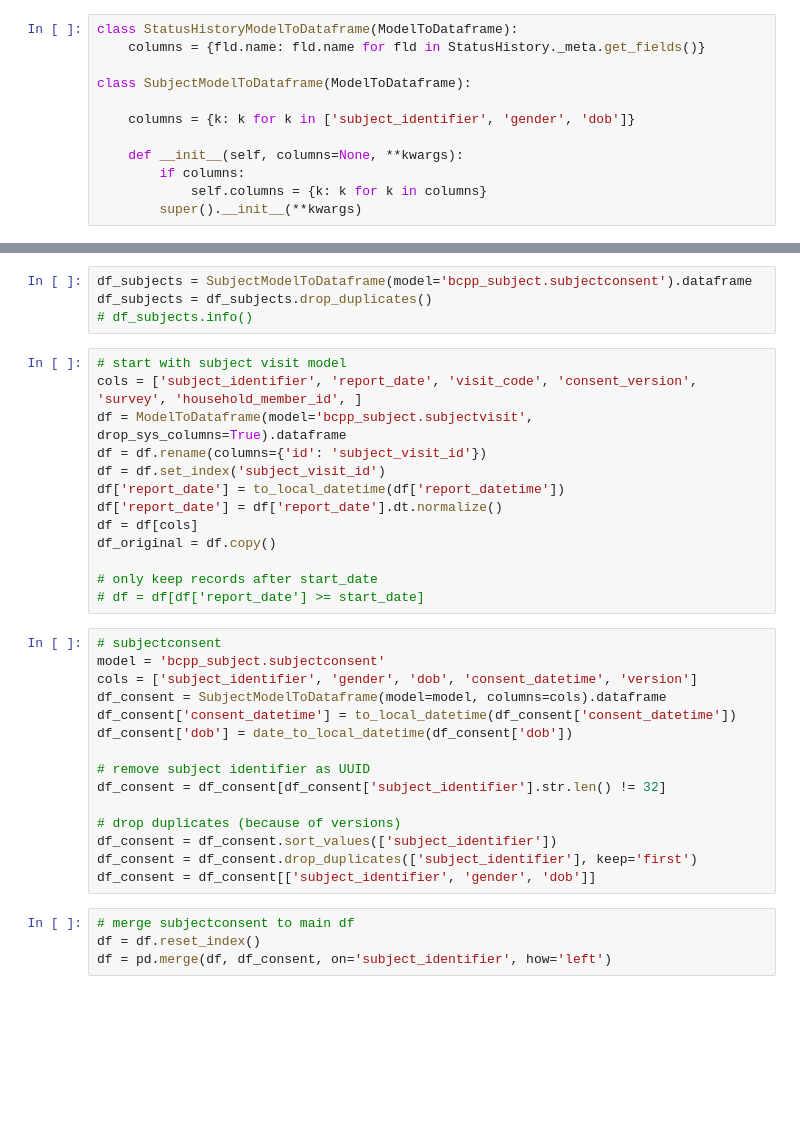
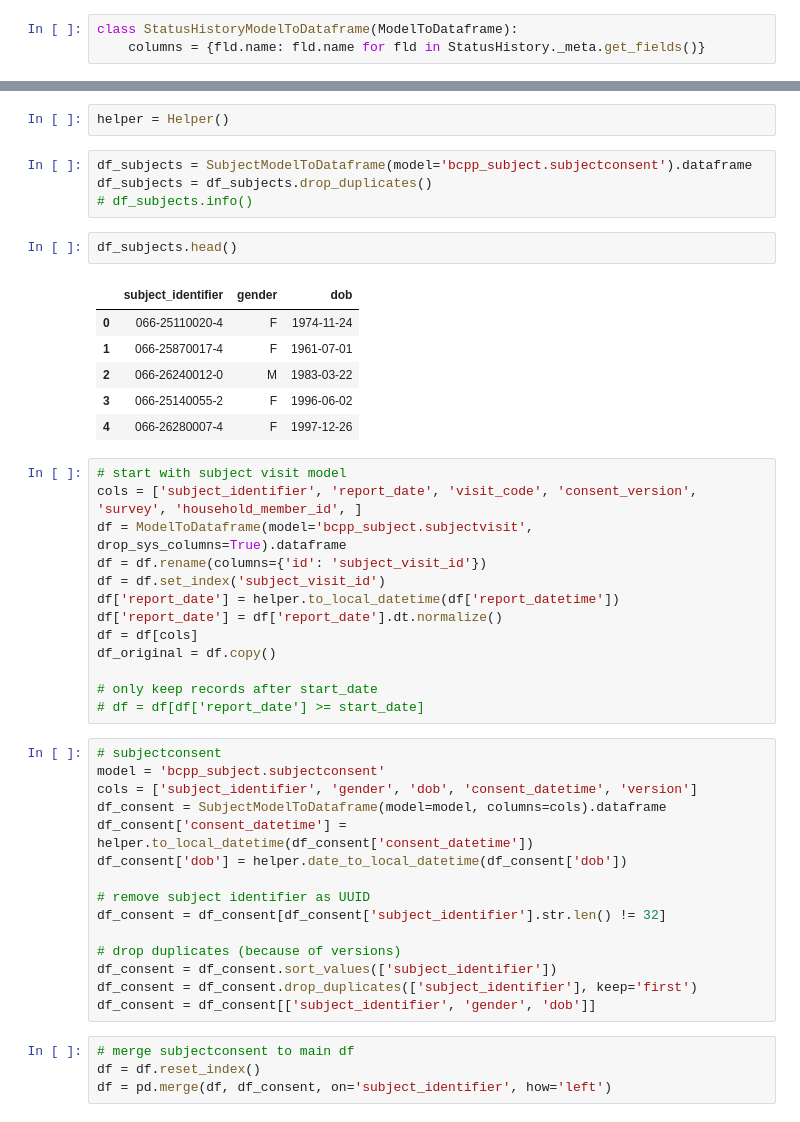
Before and after one commit to botswana-harvard/bcpp-notebooks, a Jupyter notebook: lab.ipynb, the cells around one changed output, grey strips where cells are left out. Saved outputs shown, nothing was run; the diff lists cells and outputs as text; blank space fills up the shorter version.

```diff
--- a/lab.ipynb
+++ b/lab.ipynb
@@ -42,12 +54,3 @@ start_date = datetime(2013, 10, 1)
 # %%
 class StatusHistoryModelToDataframe(ModelToDataframe):
     columns = {fld.name: fld.name for fld in StatusHistory._meta.get_fields()}
-
-class SubjectModelToDataframe(ModelToDataframe):
-
-    columns = {k: k for k in ['subject_identifier', 'gender', 'dob']}
-
-    def __init__(self, columns=None, **kwargs):
-        if columns:
-            self.columns = {k: k for k in columns}
-        super().__init__(**kwargs)
@@ -97,14 +57,25 @@ def get_yesno_etc(value):
+# %%
+helper = Helper()
 # %%
 df_subjects = SubjectModelToDataframe(model='bcpp_subject.subjectconsent').dataframe
 df_subjects = df_subjects.drop_duplicates()
 # df_subjects.info()
+# %%
+df_subjects.head()
+# %% [output]
+|  | subject_identifier | gender | dob |
+| 0 | 066-25110020-4 | F | 1974-11-24 |
+| 1 | 066-25870017-4 | F | 1961-07-01 |
+| 2 | 066-26240012-0 | M | 1983-03-22 |
+| 3 | 066-25140055-2 | F | 1996-06-02 |
+| 4 | 066-26280007-4 | F | 1997-12-26 |
 # %%
 # start with subject visit model
 cols = ['subject_identifier', 'report_date', 'visit_code', 'consent_version', 'survey', 'household_member_id', ]
 df = ModelToDataframe(model='bcpp_subject.subjectvisit', drop_sys_columns=True).dataframe
 df = df.rename(columns={'id': 'subject_visit_id'})
 df = df.set_index('subject_visit_id')
-df['report_date'] = to_local_datetime(df['report_datetime'])
+df['report_date'] = helper.to_local_datetime(df['report_datetime'])
 df['report_date'] = df['report_date'].dt.normalize()
 df = df[cols]
 df_original = df.copy()
@@ -116,8 +87,8 @@ df_original = df.copy()
 model = 'bcpp_subject.subjectconsent'
 cols = ['subject_identifier', 'gender', 'dob', 'consent_datetime', 'version']
 df_consent = SubjectModelToDataframe(model=model, columns=cols).dataframe
-df_consent['consent_datetime'] = to_local_datetime(df_consent['consent_datetime'])
-df_consent['dob'] = date_to_local_datetime(df_consent['dob'])
+df_consent['consent_datetime'] = helper.to_local_datetime(df_consent['consent_datetime'])
+df_consent['dob'] = helper.date_to_local_datetime(df_consent['dob'])
 
 # remove subject identifier as UUID
 df_consent = df_consent[df_consent['subject_identifier'].str.len() != 32]
```
Also changed, not shown: parts of 21 cells of this notebook.
